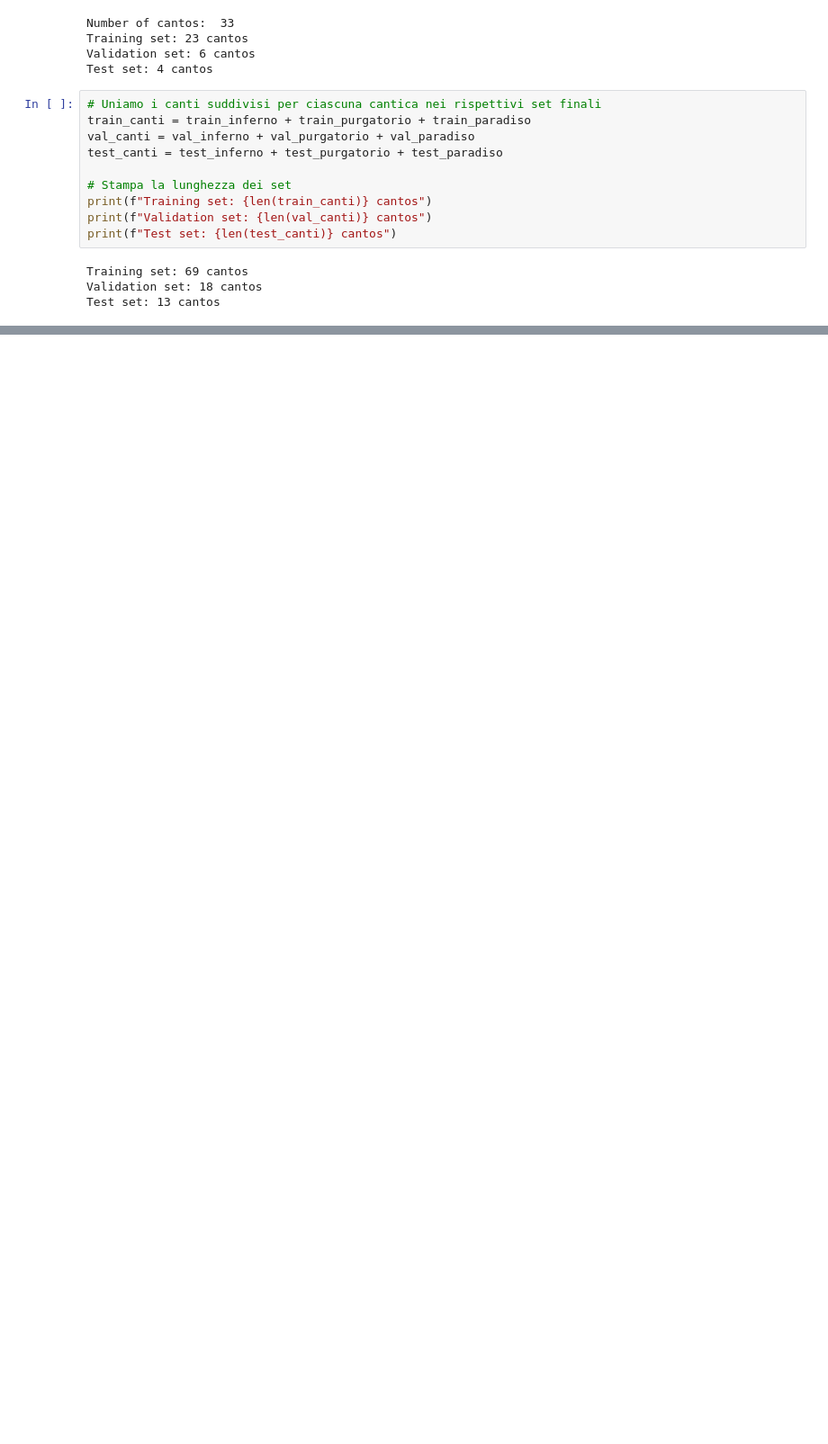
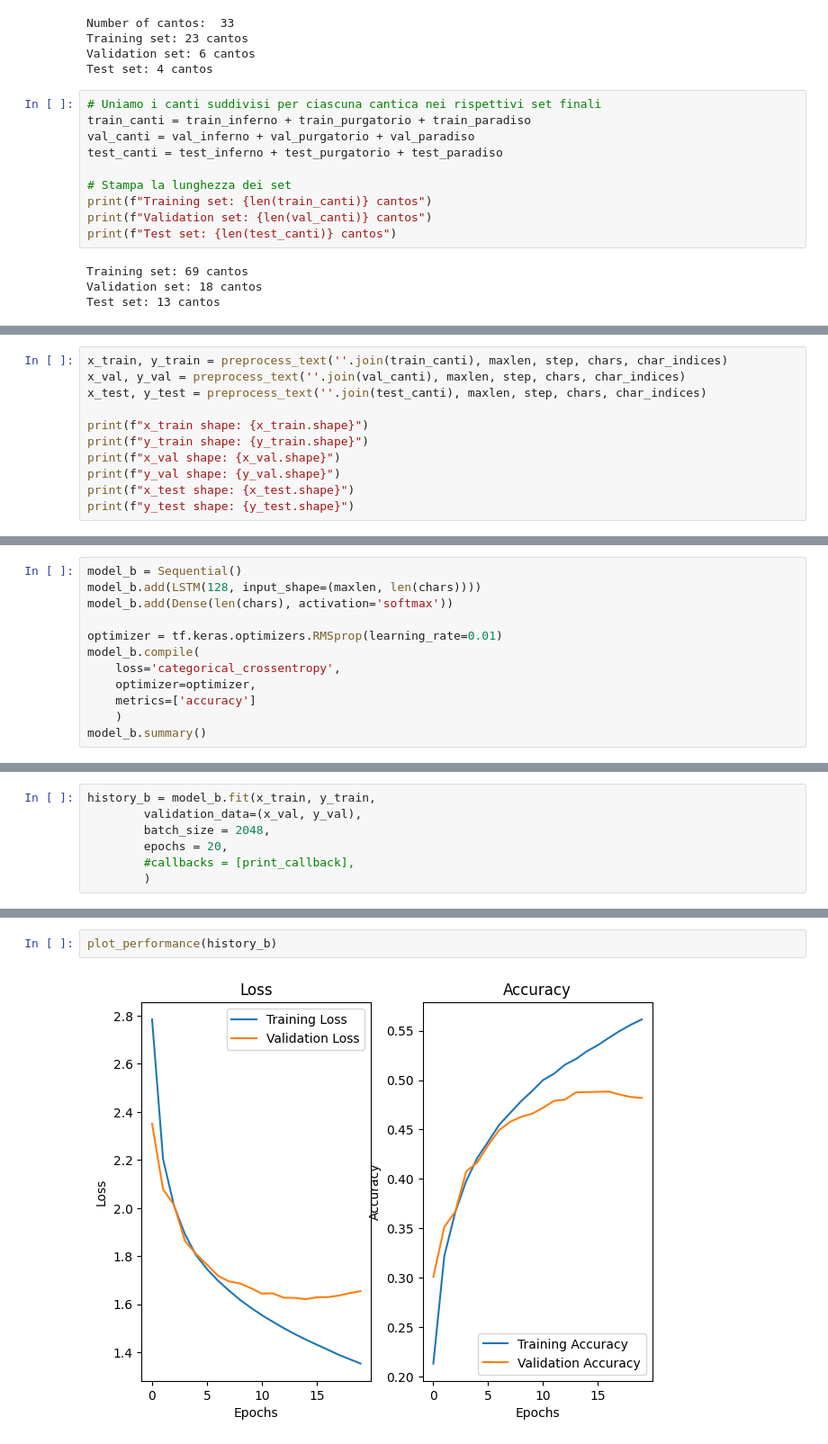
Before and after one commit to LucaPerf/Assignement-Advanced-ML, a Jupyter notebook: Assignment_4/TestNotebook.ipynb, the cells around one changed output, grey strips where cells are left out. Shown at 90% size. Cells and saved outputs as stored; diff of their text form; blank space fills up the shorter version.

```diff
--- a/Assignment_4/TestNotebook.ipynb
+++ b/Assignment_4/TestNotebook.ipynb
@@ -190,0 +394,11 @@ che' voler cio` udire e` bassa voglia>>.
+# %%
+x_train, y_train = preprocess_text(''.join(train_canti), maxlen, step, chars, char_indices)
+x_val, y_val = preprocess_text(''.join(val_canti), maxlen, step, chars, char_indices)
+x_test, y_test = preprocess_text(''.join(test_canti), maxlen, step, chars, char_indices)
+
+print(f"x_train shape: {x_train.shape}")
+print(f"y_train shape: {y_train.shape}")
+print(f"x_val shape: {x_val.shape}")
+print(f"y_val shape: {y_val.shape}")
+print(f"x_test shape: {x_test.shape}")
+print(f"y_test shape: {y_test.shape}")
@@ -190,0 +412,12 @@ che' voler cio` udire e` bassa voglia>>.
+# %%
+model_b = Sequential()
+model_b.add(LSTM(128, input_shape=(maxlen, len(chars))))
+model_b.add(Dense(len(chars), activation='softmax'))
+
+optimizer = tf.keras.optimizers.RMSprop(learning_rate=0.01)
+model_b.compile(
+    loss='categorical_crossentropy',
+    optimizer=optimizer,
+    metrics=['accuracy']
+    )
+model_b.summary()
@@ -190,0 +438,7 @@ che' voler cio` udire e` bassa voglia>>.
+# %%
+history_b = model_b.fit(x_train, y_train,
+        validation_data=(x_val, y_val),
+        batch_size = 2048,
+        epochs = 20,
+        #callbacks = [print_callback],
+        )
@@ -190,0 +463,4 @@ che' voler cio` udire e` bassa voglia>>.
+# %%
+plot_performance(history_b)
+# %% [output]
+[figure, added]
```
Also changed, not shown: parts of 47 cells of this notebook.
